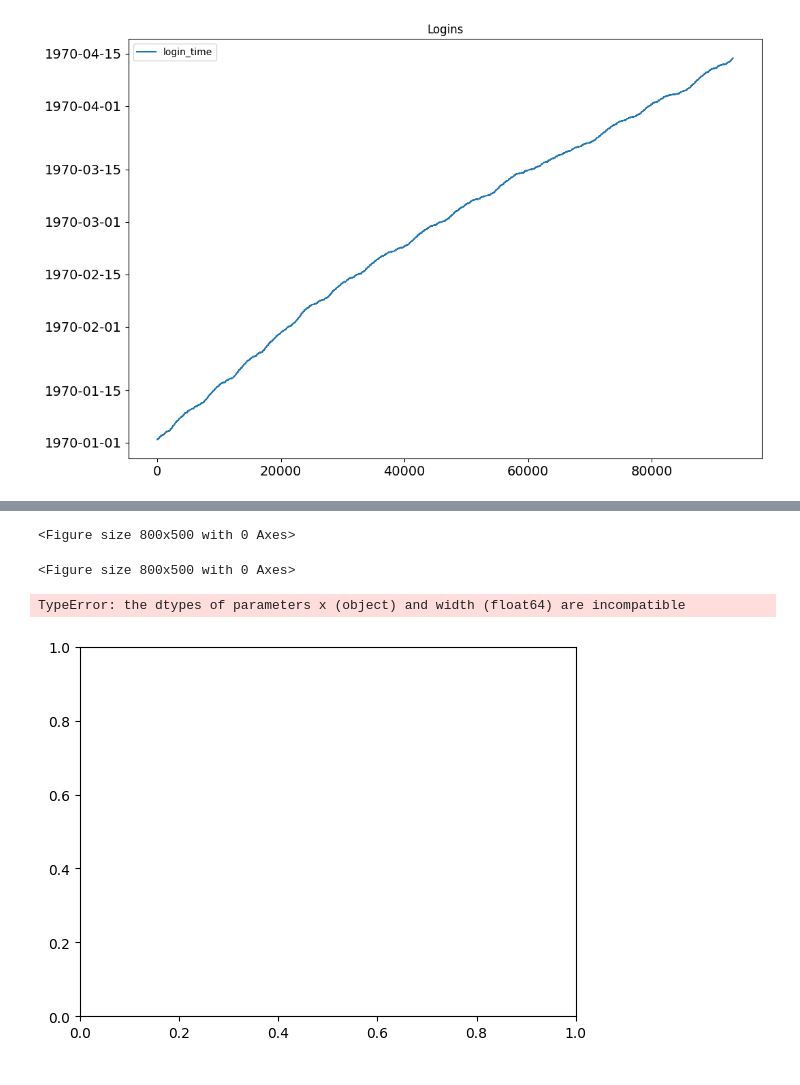
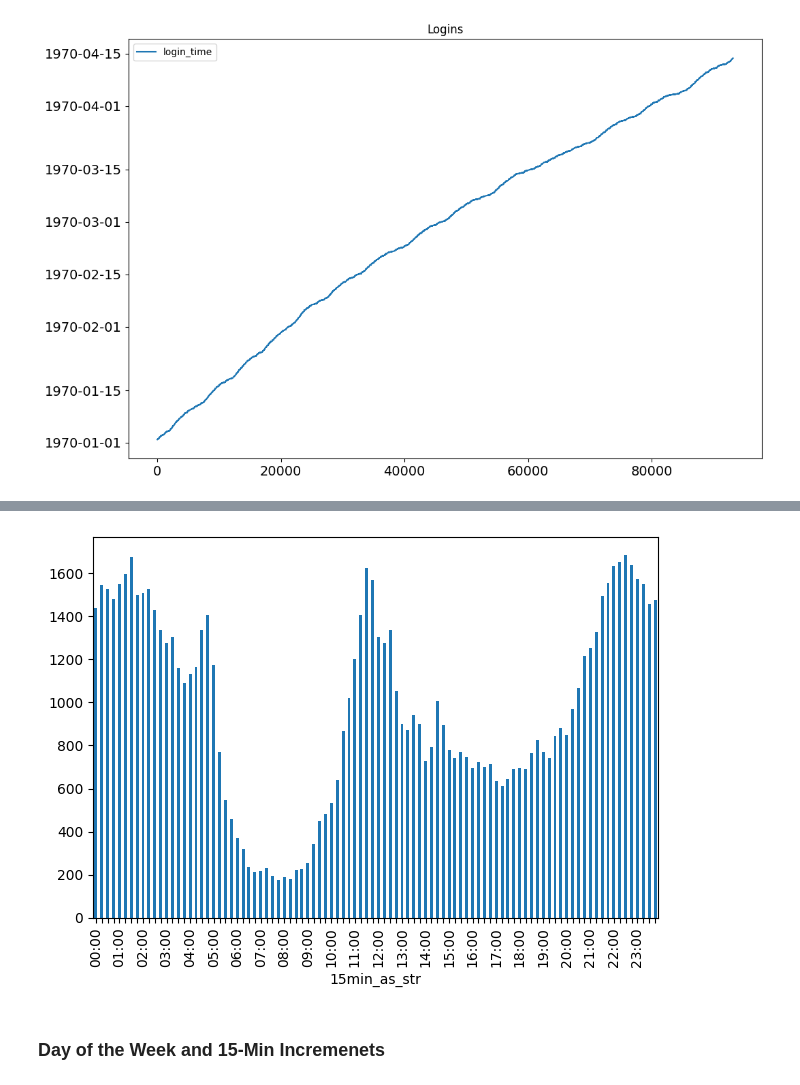
Before and after one commit to blue-santa/sprinboard-data-science-2026, a Jupyter notebook: 25-effective-interviewing/02-take-home-challenges/ultimate_challenge/Bryan_Beus_Ultimate_Take_Home_Challenge.ipynb, the cells around one changed output, grey strips where cells are left out. Saved outputs shown, nothing was run; the diff lists cells and outputs as text; code cells hidden in the pictures.

```diff
--- a/25-effective-interviewing/02-take-home-challenges/ultimate_challenge/Bryan_Beus_Ultimate_Take_Home_Challenge.ipynb
+++ b/25-effective-interviewing/02-take-home-challenges/ultimate_challenge/Bryan_Beus_Ultimate_Take_Home_Challenge.ipynb
@@ -83,4 +69,4 @@ df['month'] = df['login_time'].dt.month
 # %%
 df['day_name'] = df['login_time'].dt.day_name()
 # %%
-df['time_15_min_inc'] = df['15min_inc'].dt.time
+df['15min_as_str'] = df['15min_inc'].dt.time.apply(lambda x: x.strftime('%H:%M'))
@@ -109,2 +72,0 @@ df['time_15_min_inc'].iloc[0].strftime("%H:%M")
-# %%
-df['15min_as_str'] = df['time_15_min_inc'].apply(lambda x: x.strftime('%H:%M'))
@@ -139,5 +82,0 @@ Name: count, Length: 96, dtype: int64
-# %%
-plt.figure(figsize=(8,5))
-# %% [output]
-<Figure size 800x500 with 0 Axes>
-<Figure size 800x500 with 0 Axes>
@@ -146,5 +82,0 @@ time_of_day_counts = df['time_15_min_inc'].value_counts().sort_index()
-# %%
-plt.bar(x=pd.Series(bins), height=time_of_day_counts, edgecolor='black', align='center')
-# %% [output]
-TypeError: the dtypes of parameters x (object) and width (float64) are incompatible
-[figure, removed]
@@ -154,0 +83,13 @@ ax[0].bar(
+# %%
+ax = counts_15min.plot.bar()
+n = 4
+for index, label in enumerate(ax.get_xticklabels()):
+    if index % n != 0:
+        label.set_visible(False)
+
+plt.tight_layout()
+plt.show()
+# %% [output]
+[figure, added]
+# %% [markdown]
+### Day of the Week and 15-Min Incremenets
```
Also changed, not shown: parts of 19 cells of this notebook.
